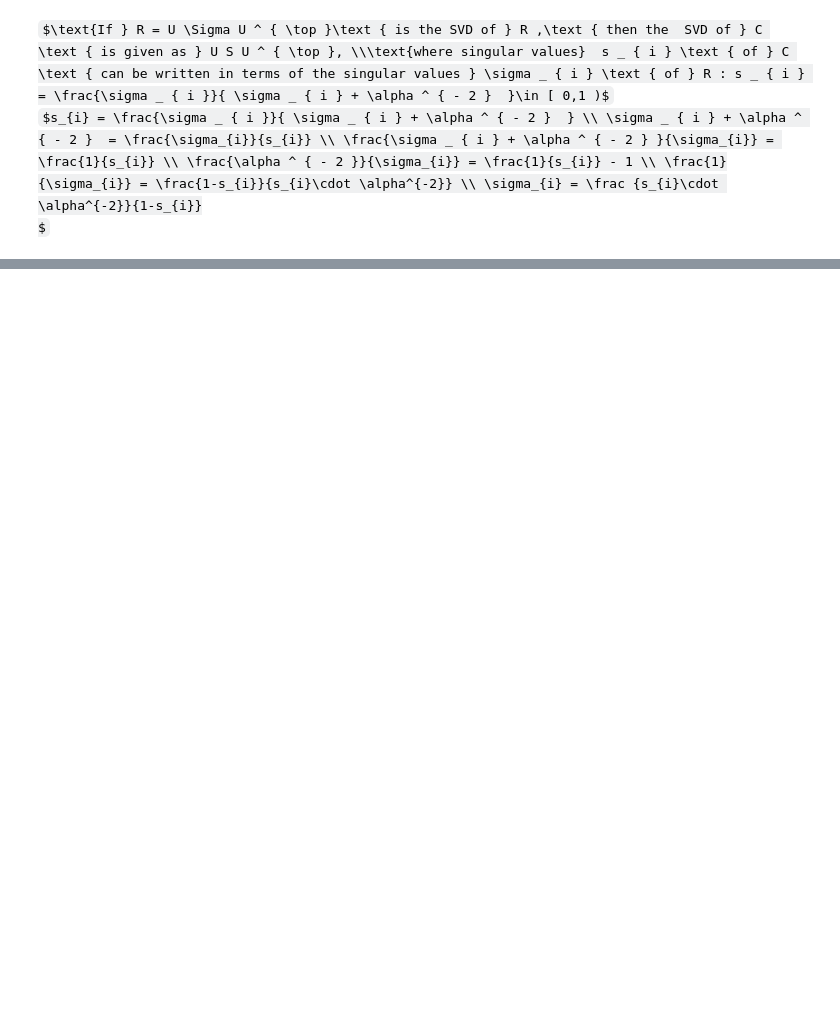
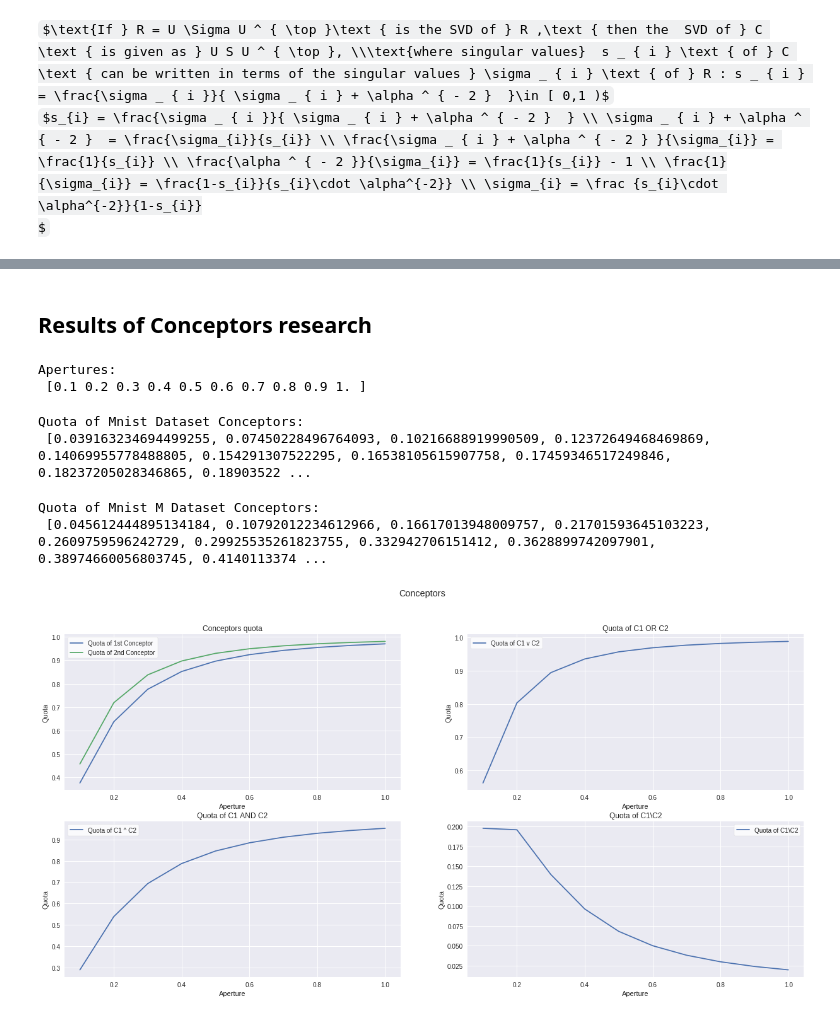
Before and after one commit to wiatrak2/BScThesis, a Jupyter notebook: Conceptors.ipynb, the cells around one changed output, grey strips where cells are left out. Cells and saved outputs as stored; diff of their text form; code cells hidden in the pictures; some formulas as TeX source; blank space fills up the shorter version.

Commit message:
Conceptors - first research

```diff
--- a/Conceptors.ipynb
+++ b/Conceptors.ipynb
@@ -221,0 +295,4 @@ def get_and_conceptor(C_i, C_j, alpha):
+# %%
+def quota(C):
+  U, S, U_T = np.linalg.svd(C)
+  return np.sum(S) / len(S)
@@ -265,0 +321,2 @@ np.sum(S) / 320
+# %%
+apertures = np.arange(0.1, 1.1, 0.1)
@@ -265,0 +327,4 @@ np.sum(S) / 320
+# %%
+mnist_conceptors = [get_conceptor(X_mnist, aperture) for aperture in apertures]
+# %%
+mnist_m_conceptors = [get_conceptor(X_mnist_m, aperture) for aperture in apertures]
@@ -265,0 +339,22 @@ np.sum(S) / 320
+# %% [markdown]
+## Results of Conceptors research
+# %%
+print('Apertures:\n', apertures)
+# %% [output]
+Apertures:
+ [0.1 0.2 0.3 0.4 0.5 0.6 0.7 0.8 0.9 1. ]
+# %%
+print('Quota of Mnist Dataset Conceptors:\n', list(map(lambda x:quota(x), mnist_data_conceptors)))
+# %% [output]
+Quota of Mnist Dataset Conceptors:
+ [0.039163234694499255, 0.07450228496764093, 0.10216688919990509, 0.12372649468469869, 0.14069955778488805, 0.154291307522295, 0.16538105615907758, 0.17459346517249846, 0.18237205028346865, 0.18903522 ...
+# %%
+print('Quota of Mnist M Dataset Conceptors:\n', list(map(lambda x:quota(x), mnist_m_data_conceptors)))
+# %% [output]
+Quota of Mnist M Dataset Conceptors:
+ [0.045612444895134184, 0.10792012234612966, 0.16617013948009757, 0.21701593645103223, 0.2609759596242729, 0.29925535261823755, 0.332942706151412, 0.3628899742097901, 0.38974660056803745, 0.4140113374 ...
+# %%
+plots.plot_conceptors(mnist_conceptors, mnist_m_conceptors, apertures, quota, get_or_conceptor,
+               get_and_conceptor, get_diff_conceptor)
+# %% [output]
+[figure, added]
```
Also changed, not shown: parts of 52 cells of this notebook.
